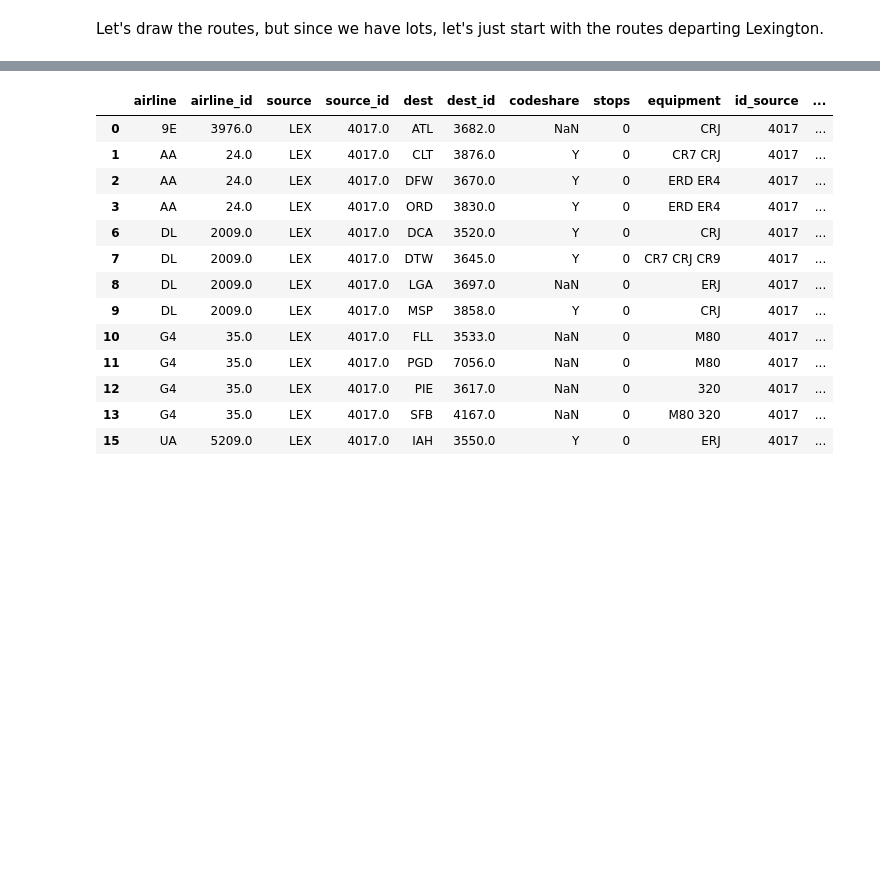
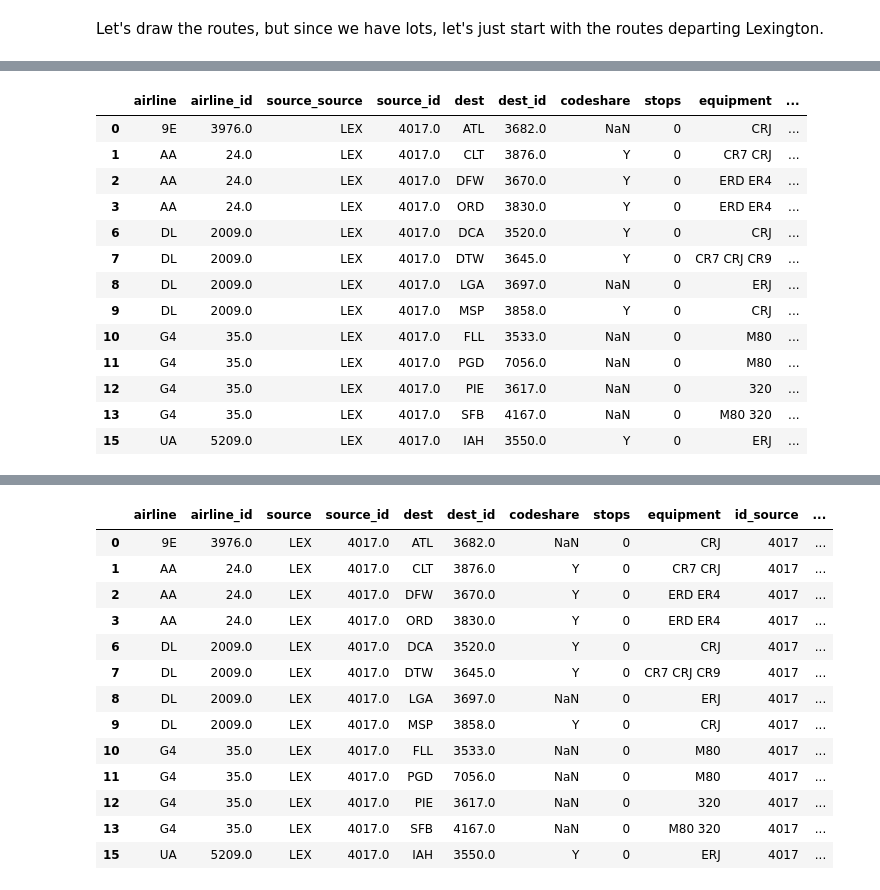
Before and after one commit to rianatanzen068/ce599, a Jupyter notebook: 08-Mapping/interactive-mapping.ipynb, the cells around one changed output, grey strips where cells are left out. Drawn from its saved outputs; the diff is of its cells as text; code cells hidden in the pictures; blank space fills up the shorter version.

```diff
--- a/08-Mapping/interactive-mapping.ipynb
+++ b/08-Mapping/interactive-mapping.ipynb
@@ -231,4 +231,4 @@ Let's draw the routes, but since we have lots, let's just start with the routes
 # %%
 # Select the LEX routes, then join the source airports
 lex_routes = routes[(routes['source']=="LEX")]
-lex_routes = pd.merge(lex_routes, airports, left_on='source_id', right_on='id', how='left')
+#lex_routes = pd.merge(lex_routes, airports, left_on='source_id', right_on='id', how='left')
@@ -240,6 +267,24 @@ lex_routes = pd.merge(lex_routes, airports,
                       right_on='id',
                       how='left',
                       suffixes=['_source','_dest'])
+# %%
+lex_routes=lex_routes.drop_duplicates(subset=['source_source','dest'])
+lex_routes
+# %% [output]
+|  | airline | airline_id | source_source | source_id | dest | dest_id | codeshare | stops | equipment | ... |
+| 0 | 9E | 3976.0 | LEX | 4017.0 | ATL | 3682.0 | NaN | 0 | CRJ | ... |
+| 1 | AA | 24.0 | LEX | 4017.0 | CLT | 3876.0 | Y | 0 | CR7 CRJ | ... |
+| 2 | AA | 24.0 | LEX | 4017.0 | DFW | 3670.0 | Y | 0 | ERD ER4 | ... |
+| 3 | AA | 24.0 | LEX | 4017.0 | ORD | 3830.0 | Y | 0 | ERD ER4 | ... |
+| 6 | DL | 2009.0 | LEX | 4017.0 | DCA | 3520.0 | Y | 0 | CRJ | ... |
+| 7 | DL | 2009.0 | LEX | 4017.0 | DTW | 3645.0 | Y | 0 | CR7 CRJ CR9 | ... |
+| 8 | DL | 2009.0 | LEX | 4017.0 | LGA | 3697.0 | NaN | 0 | ERJ | ... |
+| 9 | DL | 2009.0 | LEX | 4017.0 | MSP | 3858.0 | Y | 0 | CRJ | ... |
+| 10 | G4 | 35.0 | LEX | 4017.0 | FLL | 3533.0 | NaN | 0 | M80 | ... |
+| 11 | G4 | 35.0 | LEX | 4017.0 | PGD | 7056.0 | NaN | 0 | M80 | ... |
+| 12 | G4 | 35.0 | LEX | 4017.0 | PIE | 3617.0 | NaN | 0 | 320 | ... |
+| 13 | G4 | 35.0 | LEX | 4017.0 | SFB | 4167.0 | NaN | 0 | M80 320 | ... |
+| 15 | UA | 5209.0 | LEX | 4017.0 | IAH | 3550.0 | Y | 0 | ERJ | ... |
 # %%
 one_transfer = pd.merge(lex_routes, routes,
                       left_on='dest',
```
Also changed, not shown: parts of 5 cells of this notebook.
